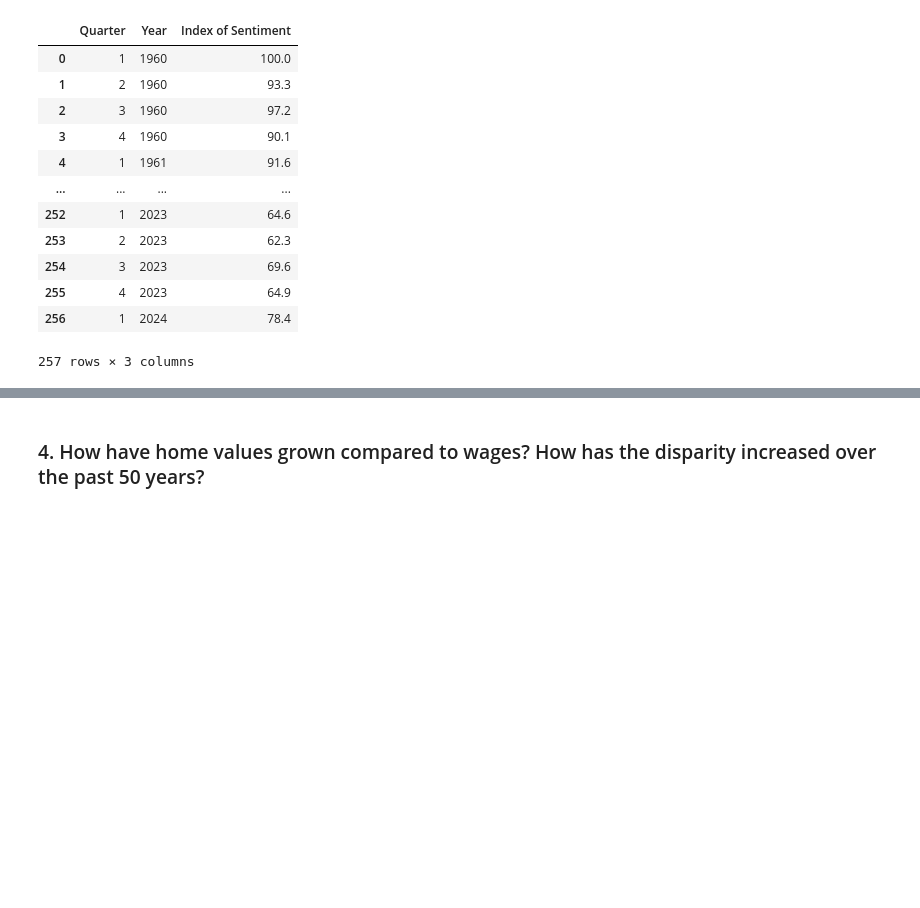
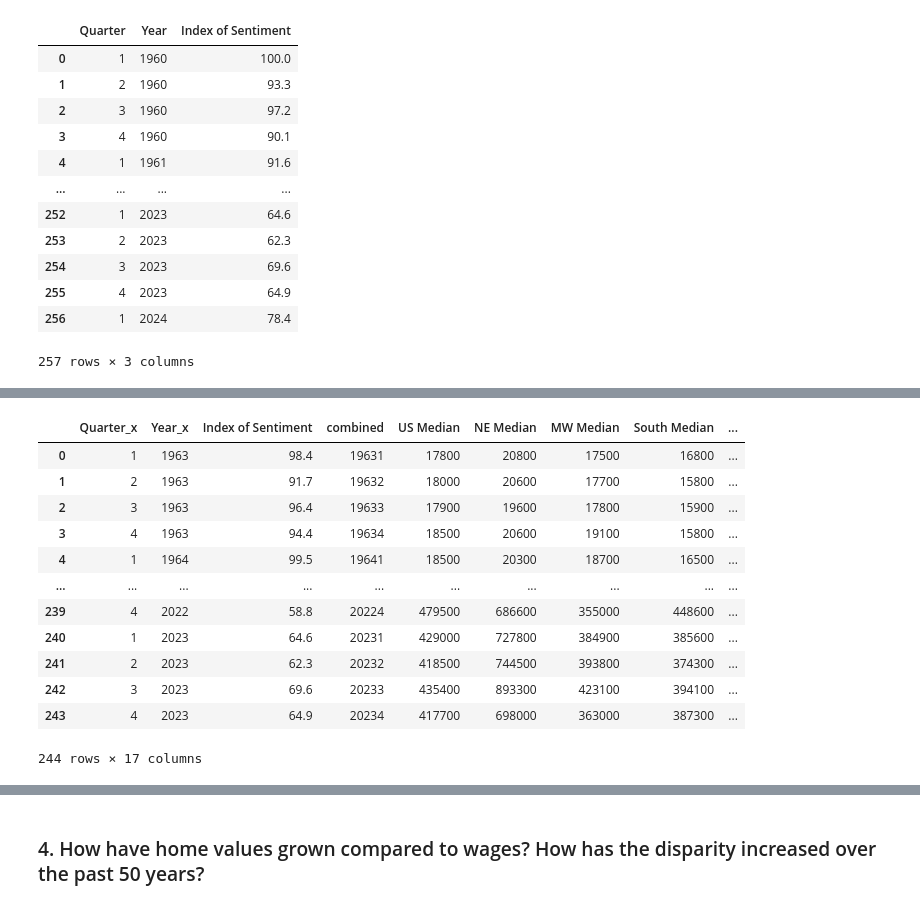
Before and after one commit to mwestonjr/Capstone, a Jupyter notebook: avg_home_sales.ipynb, the cells around one changed output, grey strips where cells are left out. Saved outputs shown, nothing was run; the diff lists cells and outputs as text; code cells hidden in the pictures; blank space fills up the shorter version.

```diff
--- a/avg_home_sales.ipynb
+++ b/avg_home_sales.ipynb
@@ -665,0 +717,3 @@ con_sent
+# %%
+con_sent['combined'] = con_sent['Year'] +  con_sent['Quarter']
+con_sent
@@ -665,0 +772,7 @@ con_sent
+# %%
+value_qrt['Year'] = value_qrt['Year'].astype('str')
+# %%
+value_qrt['Quarter'] = value_qrt['Quarter'].astype('str')
+# %%
+value_qrt['Combined'] = value_qrt['Year'] + value_qrt['Quarter']
+value_qrt
@@ -665,0 +793,19 @@ con_sent
+# %%
+con_sent_merge = pd.merge(con_sent, value_qrt,
+                          left_on ='combined', right_on = 'Combined',
+                          how = 'inner')
+con_sent_merge
+# %% [output]
+|  | Quarter_x | Year_x | Index of Sentiment | combined | US Median | NE Median | MW Median | South Median | ... |
+| 0 | 1 | 1963 | 98.4 | 19631 | 17800 | 20800 | 17500 | 16800 | ... |
+| 1 | 2 | 1963 | 91.7 | 19632 | 18000 | 20600 | 17700 | 15800 | ... |
+| 2 | 3 | 1963 | 96.4 | 19633 | 17900 | 19600 | 17800 | 15900 | ... |
+| 3 | 4 | 1963 | 94.4 | 19634 | 18500 | 20600 | 19100 | 15800 | ... |
+| 4 | 1 | 1964 | 99.5 | 19641 | 18500 | 20300 | 18700 | 16500 | ... |
+| ... | ... | ... | ... | ... | ... | ... | ... | ... | ... |
+| 239 | 4 | 2022 | 58.8 | 20224 | 479500 | 686600 | 355000 | 448600 | ... |
+| 240 | 1 | 2023 | 64.6 | 20231 | 429000 | 727800 | 384900 | 385600 | ... |
+| 241 | 2 | 2023 | 62.3 | 20232 | 418500 | 744500 | 393800 | 374300 | ... |
+| 242 | 3 | 2023 | 69.6 | 20233 | 435400 | 893300 | 423100 | 394100 | ... |
+| 243 | 4 | 2023 | 64.9 | 20234 | 417700 | 698000 | 363000 | 387300 | ... |
+244 rows × 17 columns
```
Also changed, not shown: parts of 62 cells of this notebook.
